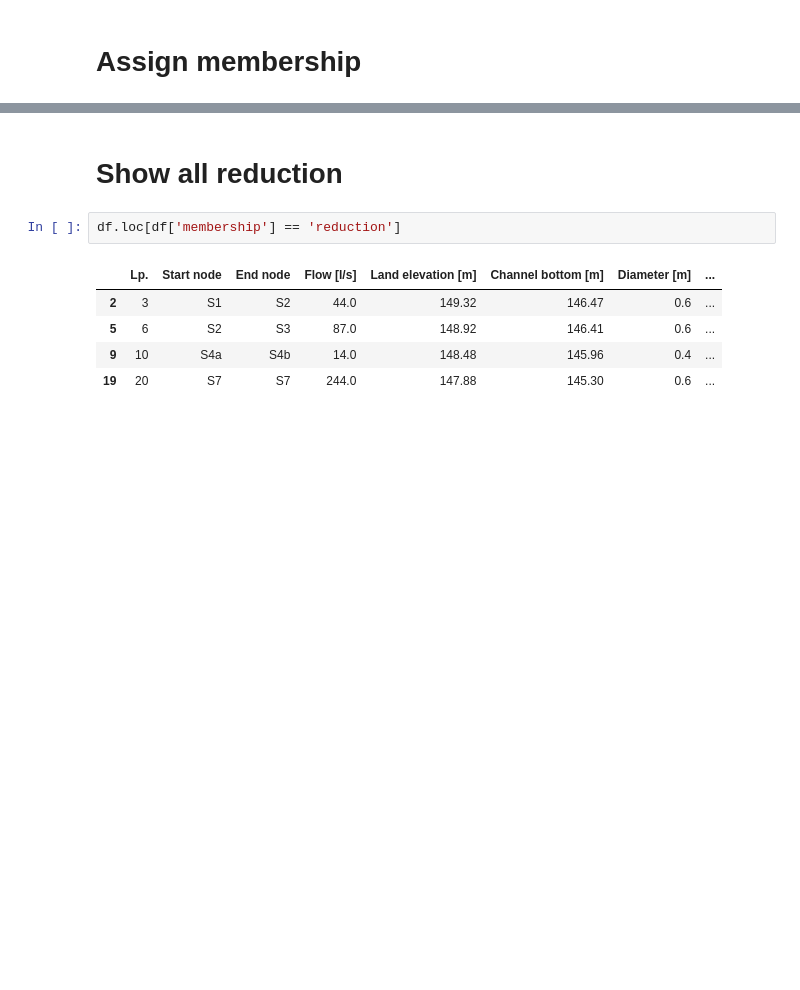
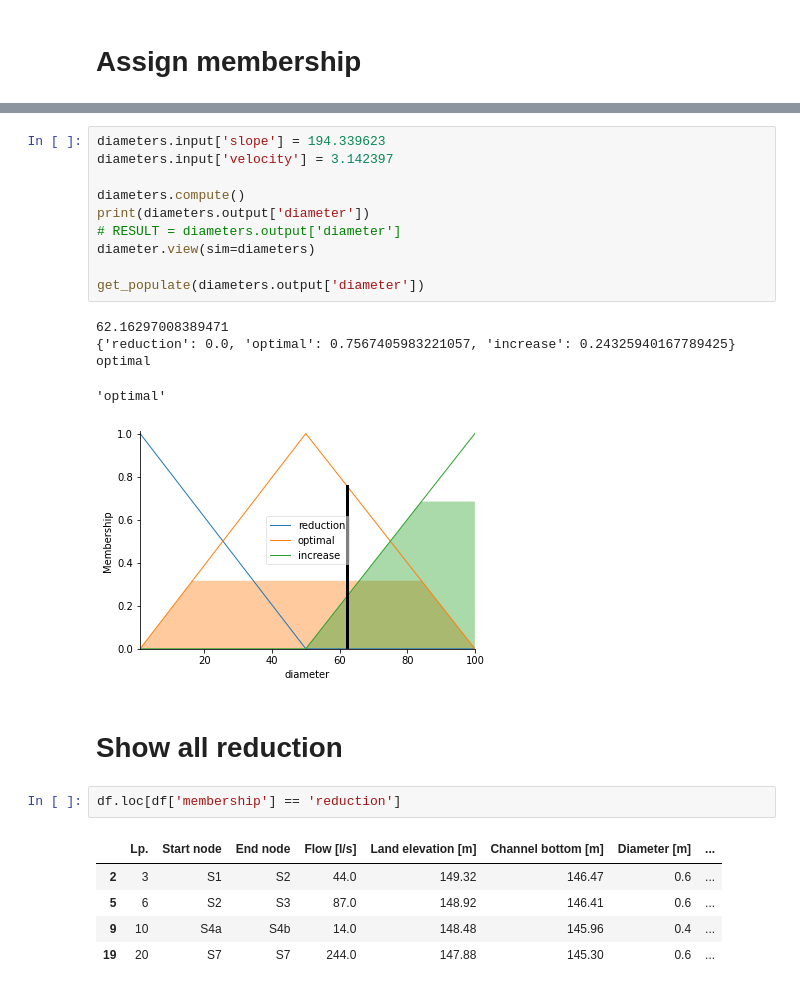
Before and after one commit to BuczynskiRafal/pipe_calculations, a Jupyter notebook: fuzzy logic.ipynb, the cells around one changed output, grey strips where cells are left out. Cells and saved outputs as stored; diff of their text form; blank space fills up the shorter version.

```diff
--- a/fuzzy logic.ipynb
+++ b/fuzzy logic.ipynb
@@ -440,3 +458,19 @@ df.head(19)
+# %%
+diameters.input['slope'] = 194.339623
+diameters.input['velocity'] = 3.142397
+
+diameters.compute()
+print(diameters.output['diameter'])
+# RESULT = diameters.output['diameter']
+diameter.view(sim=diameters)
+
+get_populate(diameters.output['diameter'])
+# %% [output]
+62.16297008389471
+{'reduction': 0.0, 'optimal': 0.7567405983221057, 'increase': 0.24325940167789425}
+optimal
+'optimal'
+[figure, added]
 # %% [markdown]
 # Show all reduction
 # %%
```
Also changed, not shown: parts of 11 cells of this notebook.
